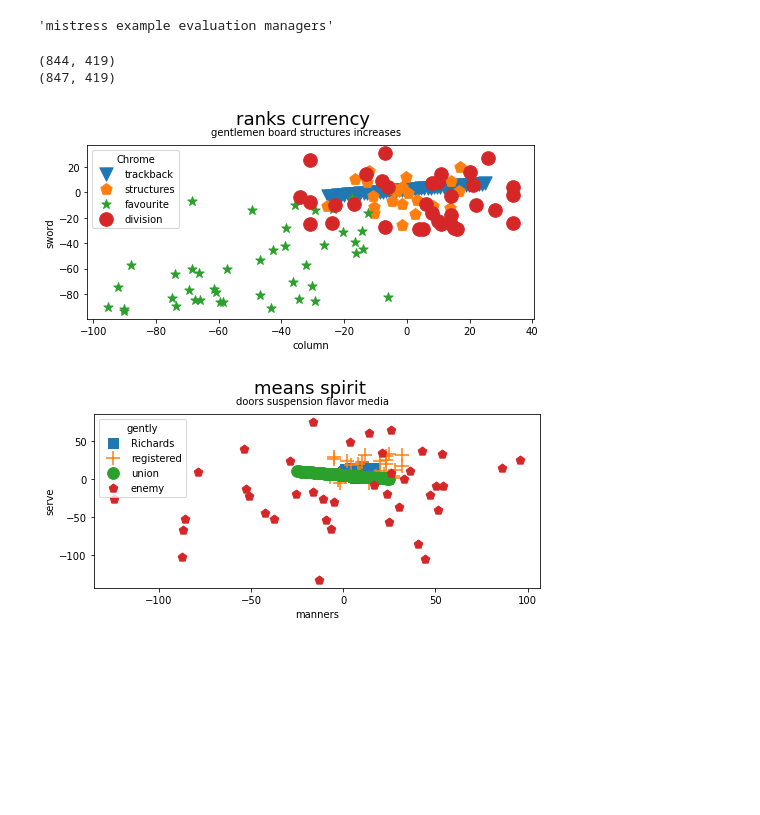
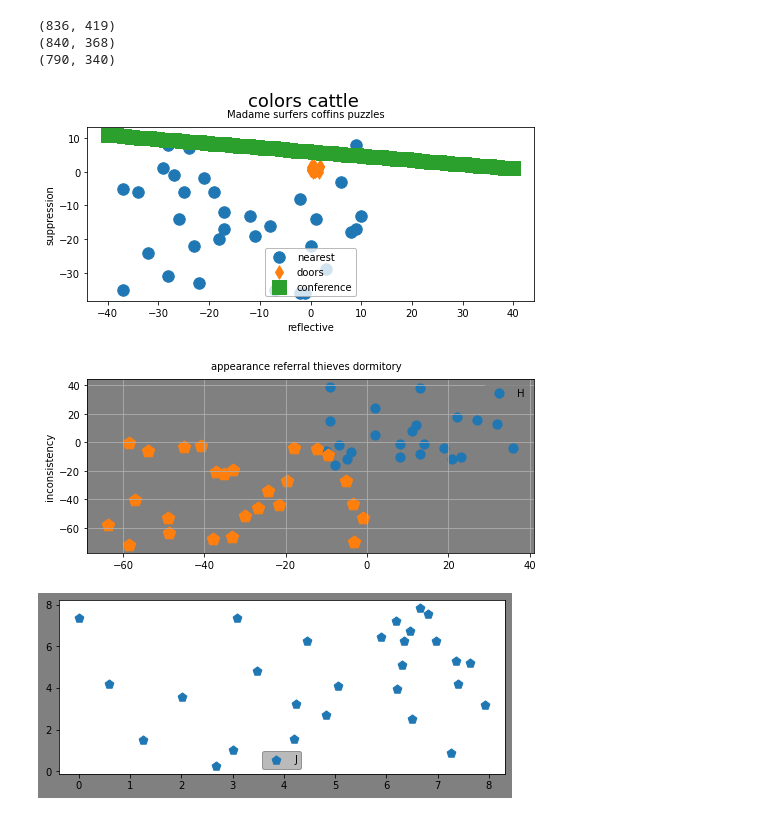
Before and after one commit to REDA-solutions/PlotLegendDetectionCV, a Jupyter notebook: test_data_generation.ipynb, the cells around one changed output. Cells and saved outputs as stored; diff of their text form; code cells hidden in the pictures; blank space fills up the shorter version.

```diff
--- a/test_data_generation.ipynb
+++ b/test_data_generation.ipynb
@@ -26,16 +31,37 @@ from random_word import Wordnik
 # %%
 def random_word_list(length):
+    single_letter_threshold = random.randint(0,length)
     result = []
-    for i in range(length):
+    for i in range (0,single_letter_threshold):
+        result.append(random.choices(string.ascii_uppercase + string.ascii_lowercase)[0])
+
+    for i in range(single_letter_threshold, length):
         result.append(Wordnik().get_random_word(minCorpusCount=99999))
     return result
 
 def list_to_string(lst):
-    return ' '.join(lst)
-
-list_to_string(Wordnik().get_random_words(includePartOfSpeech="noun,verb", minCorpusCount=99999, limit=4))
+    if lst is None:
+        return ''
+    else:
+        return ' '.join(lst)
-# %% [output]
-'mistress example evaluation managers'
+# %%
+def noisy(image,prob):
+    '''
+    Add salt and pepper noise to image
+    prob: Probability of the noise
+    '''
+    output = np.zeros(image.shape,np.uint8)
+    thres = 1 - prob
+    for i in range(image.shape[0]):
+        for j in range(image.shape[1]):
+            rdn = random.random()
+            if rdn < prob:
+                output[i][j] = 0
+            elif rdn > thres:
+                output[i][j] = 255
+            else:
+                output[i][j] = image[i][j]
+    return output
 # %%
 
 
@@ -60,58 +86,58 @@ def draw_random_graph(number_of_graphs):
 
         fig, ax = plt.subplots()
 
-        plt.suptitle(list_to_string(Wordnik().get_random_words(includePartOfSpeech="noun,verb", minCorpusCount=99999, limit=2)), y=1.03, x=0.5, fontsize=18)
-        plt.title(list_to_string(Wordnik().get_random_words(includePartOfSpeech="noun,verb", minCorpusCount=99999, limit=4)), y=1.02, x=0.49, fontsize=10)
-        plt.ylabel(Wordnik().get_random_word(includePartOfSpeech="noun,verb", minCorpusCount=99999), fontsize=10)
-        plt.xlabel(Wordnik().get_random_word(includePartOfSpeech="noun,verb", minCorpusCount=99999), fontsize=10)
+        plt.suptitle(list_to_string(Wordnik().get_random_words(includePartOfSpeech="noun,verb", minCorpusCount=9999, limit=2)), y=1.03, x=0.5, fontsize=18)
+        plt.title(list_to_string(Wordnik().get_random_words(includePartOfSpeech="noun,verb", minCorpusCount=9999, limit=4)), y=1.02, x=0.49, fontsize=10)
+        plt.ylabel(Wordnik().get_random_word(includePartOfSpeech="noun,verb", minCorpusCount=9999), fontsize=10)
+        plt.xlabel(Wordnik().get_random_word(includePartOfSpeech="noun,verb", minCorpusCount=9999), fontsize=10)
         plt.grid(random.choice([True, False]))
 
         fig.set_size_inches(8, 3.2)
+        plt.rcParams['figure.facecolor'] = random.choice(['white', 'white', 'white', 'grey'])
 
         for i in range(legend_length):
             ax.scatter(all_data[i][:,0], all_data[i][:,1], marker = markers[i], s=random.randint(80, 200),  label = legend[i])
+            ax.set_facecolor(random.choice(['white', 'white', 'white', 'grey']))
 
         if (random.choice([True, True, True, True, True, True, True, True, True, True, True, True, False])):
-            legend = ax.legend(loc=0, title= random.choice([Wordnik().get_random_word(includePartOfSpeech="noun,verb", minCorpusCount=99999), False]))
-            legend.get_frame()
+            legend = ax.legend(loc=random.randint(0,9), title= random.choice([Wordnik().get_random_word(includePartOfSpeech="noun,verb", minCorpusCount=99999), False]))
+            frame = legend.get_frame()
+            frame.set_facecolor(random.choice(['white', 'grey', 'darkgrey']))
+            frame.set_edgecolor(random.choice(['white', 'grey', 'darkgrey']))
 
         buffer = io.BytesIO()
         plt.savefig(buffer, format='jpg', dpi=120, bbox_inches="tight")
         buffer.seek(0)
 
 
         white = (255,255,255)
         new_image = Image.new("RGB", (1024,512), white)
 
         plot_img =  Image.open(buffer)
         print(plot_img.size)
 
         plot_img = plot_img.resize([random.randint(830,845),random.randint(410,430)])
 
         rotated_img = plot_img.rotate(random.randint(-4,4), expand = 1, fillcolor = white)
 
-        pollution_1 = Image.open("pollution_1.png")
-        pollution_2 = Image.open("pollution_2.png")
-        pollution_3 = Image.open("pollution_3.png")
-        pollution_4 = Image.open("pollution_4.png")
-
-        pollution = [pollution_1, pollution_2, pollution_3, pollution_4, pollution_1, pollution_2, pollution_3, pollution_4]
-
         new_image.paste(rotated_img, (60,20))
 
-        for i in range(random.randint(1,8)):
-            image = pollution[i].resize((random.randint(80,120),random.randint(100,200)))
-            new_image.paste(image, (random.randint(10,1000), random.randint(10,500)), image)
+        new_image = np.asarray(new_image)
+        new_image = cv2.cvtColor(new_image, cv2.COLOR_BGR2RGB)
+        noisy_image = noisy(new_image, random.uniform(0, 0.08))
 
-        new_image.save("generated_graphs/graph" + str(graphs_created) + ".png")
+        cv2.imwrite("generated_graphs/graph" + str(graphs_created) + ".png", noisy_image)
+    return new_image
 
 
-draw_random_graph(2)
+last_image = draw_random_graph(3)
 
 
-# TODO: axes should be rotated randomly
+# TODO: Axes should be rotated randomly
 # %% [output]
-(844, 419)
-(847, 419)
+(836, 419)
+(840, 368)
+(790, 340)
-[figure, old version]
+[figure, new version]
-[figure, old version]
+[figure, new version]
+[figure, added]
```
Also changed, not shown: parts of 4 cells of this notebook.
